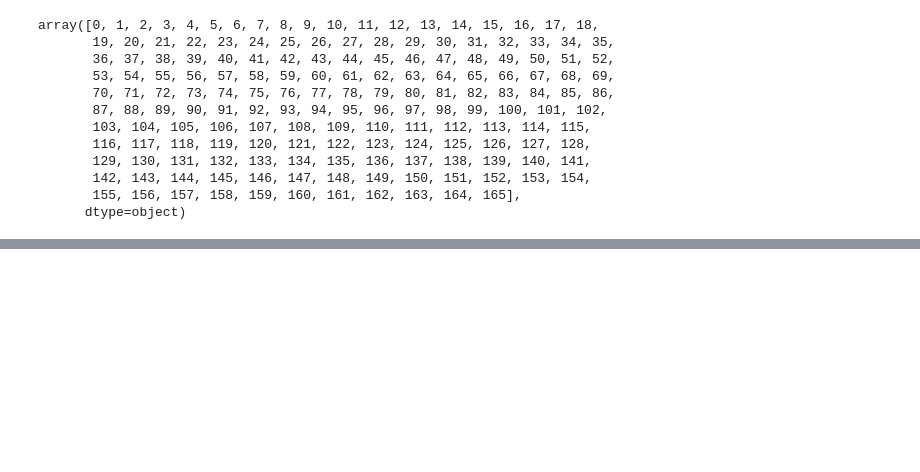
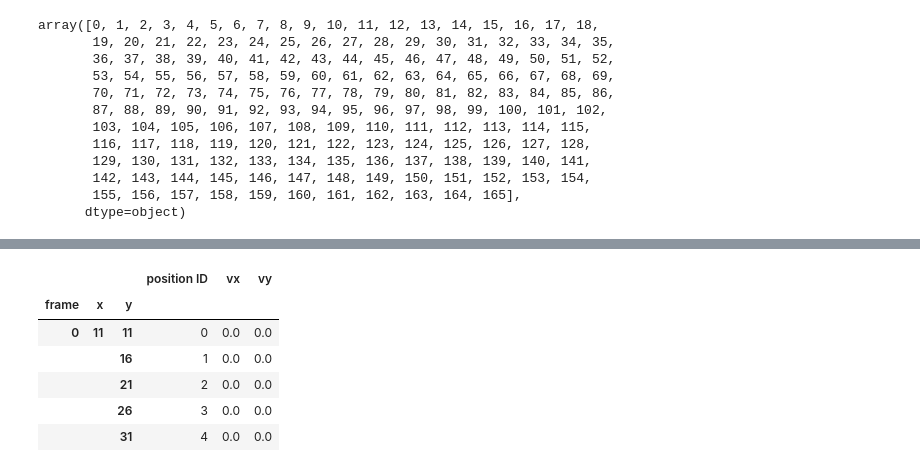
Before and after one commit to msschwartz21/germband-extension, a Jupyter notebook: notebooks/20181108-vector_reformat.ipynb, the cells around one changed output, grey strips where cells are left out. Drawn from its saved outputs; the diff is of its cells as text; code cells hidden in the pictures; blank space fills up the shorter version.

```diff
--- a/notebooks/20181108-vector_reformat.ipynb
+++ b/notebooks/20181108-vector_reformat.ipynb
@@ -238,0 +249,10 @@ ValueError: DataFrame constructor not properly called!
+# %%
+dfmi.head()
+# %% [output]
+|  |  |  | position ID | vx | vy |
+| frame | x | y |  |  |  |
+| 0 | 11 | 11 | 0 | 0.0 | 0.0 |
+|  |  | 16 | 1 | 0.0 | 0.0 |
+|  |  | 21 | 2 | 0.0 | 0.0 |
+|  |  | 26 | 3 | 0.0 | 0.0 |
+|  |  | 31 | 4 | 0.0 | 0.0 |
```
Also changed, not shown: parts of 28 cells of this notebook, 1 other file.
